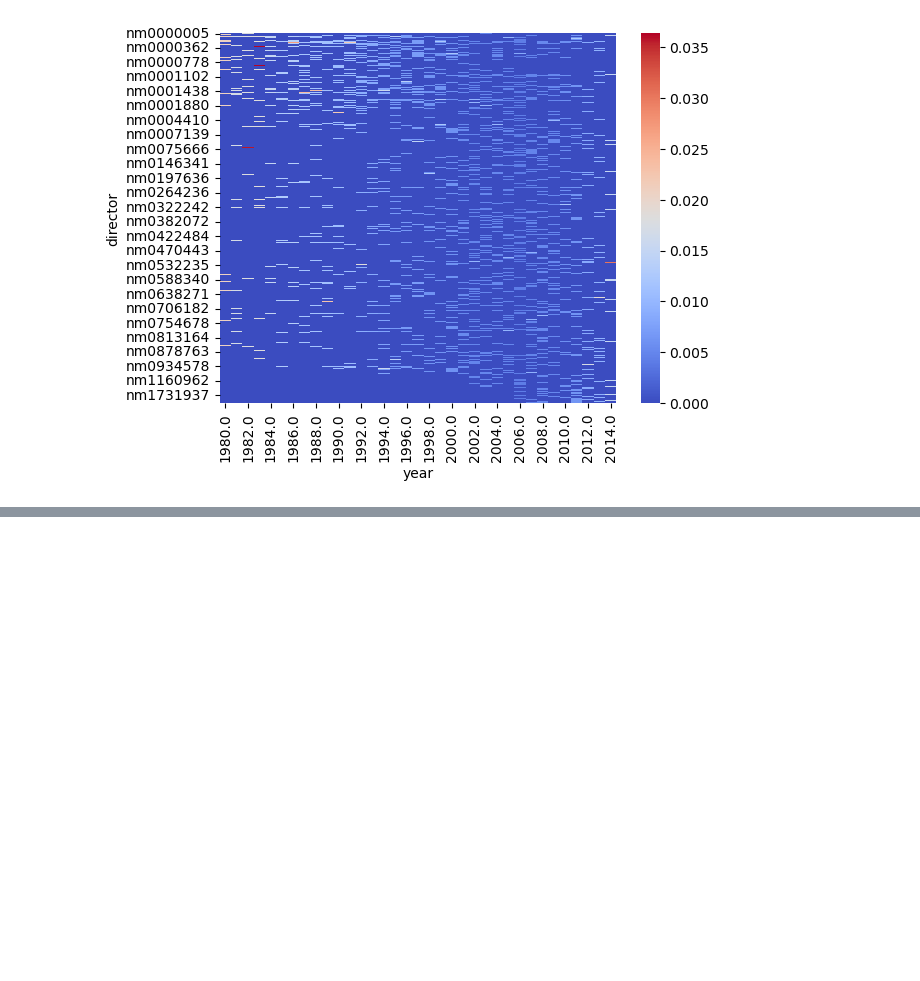
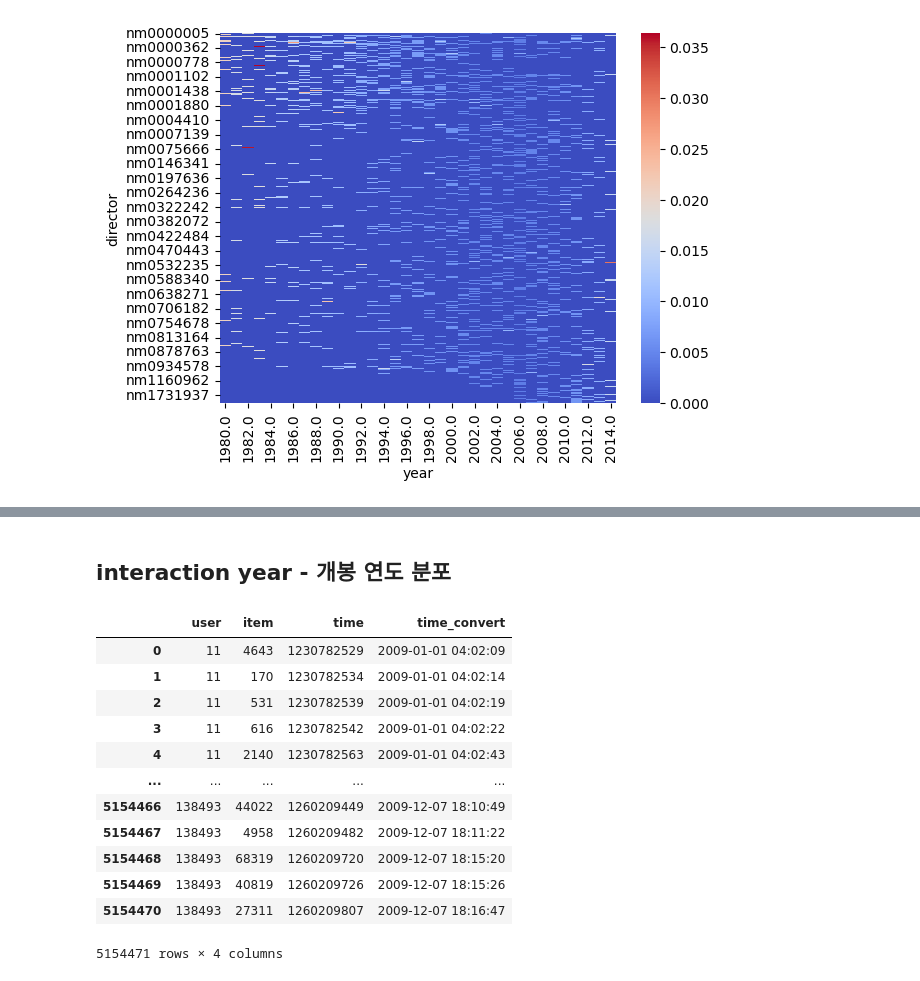
Before and after one commit to boostcampaitech4lv23recsys1/level2_movierecommendation_recsys-level2-recsys-05, a Jupyter notebook: eda/EDA_msk.ipynb, the cells around one changed output, grey strips where cells are left out. Drawn from its saved outputs; the diff is of its cells as text; code cells hidden in the pictures; blank space fills up the shorter version.

```diff
--- a/eda/EDA_msk.ipynb
+++ b/eda/EDA_msk.ipynb
@@ -490,0 +589,18 @@ sns.heatmap(ratio_director_by_year,cmap='coolwarm')
+# %% [markdown]
+## interaction year - 개봉 연도 분포
+# %%
+train_df
+# %% [output]
+|  | user | item | time | time_convert |
+| 0 | 11 | 4643 | 1230782529 | 2009-01-01 04:02:09 |
+| 1 | 11 | 170 | 1230782534 | 2009-01-01 04:02:14 |
+| 2 | 11 | 531 | 1230782539 | 2009-01-01 04:02:19 |
+| 3 | 11 | 616 | 1230782542 | 2009-01-01 04:02:22 |
+| 4 | 11 | 2140 | 1230782563 | 2009-01-01 04:02:43 |
+| ... | ... | ... | ... | ... |
+| 5154466 | 138493 | 44022 | 1260209449 | 2009-12-07 18:10:49 |
+| 5154467 | 138493 | 4958 | 1260209482 | 2009-12-07 18:11:22 |
+| 5154468 | 138493 | 68319 | 1260209720 | 2009-12-07 18:15:20 |
+| 5154469 | 138493 | 40819 | 1260209726 | 2009-12-07 18:15:26 |
+| 5154470 | 138493 | 27311 | 1260209807 | 2009-12-07 18:16:47 |
+5154471 rows × 4 columns
```
Also changed, not shown: parts of 13 cells of this notebook.
